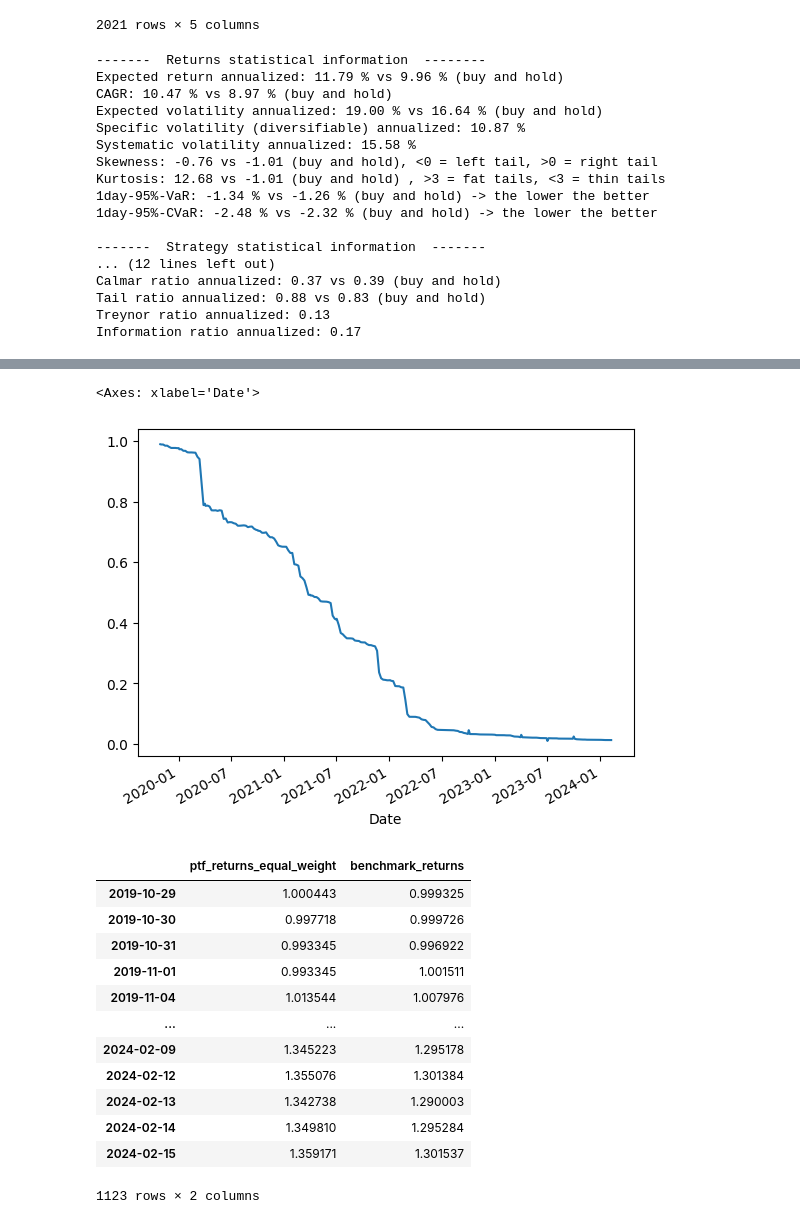
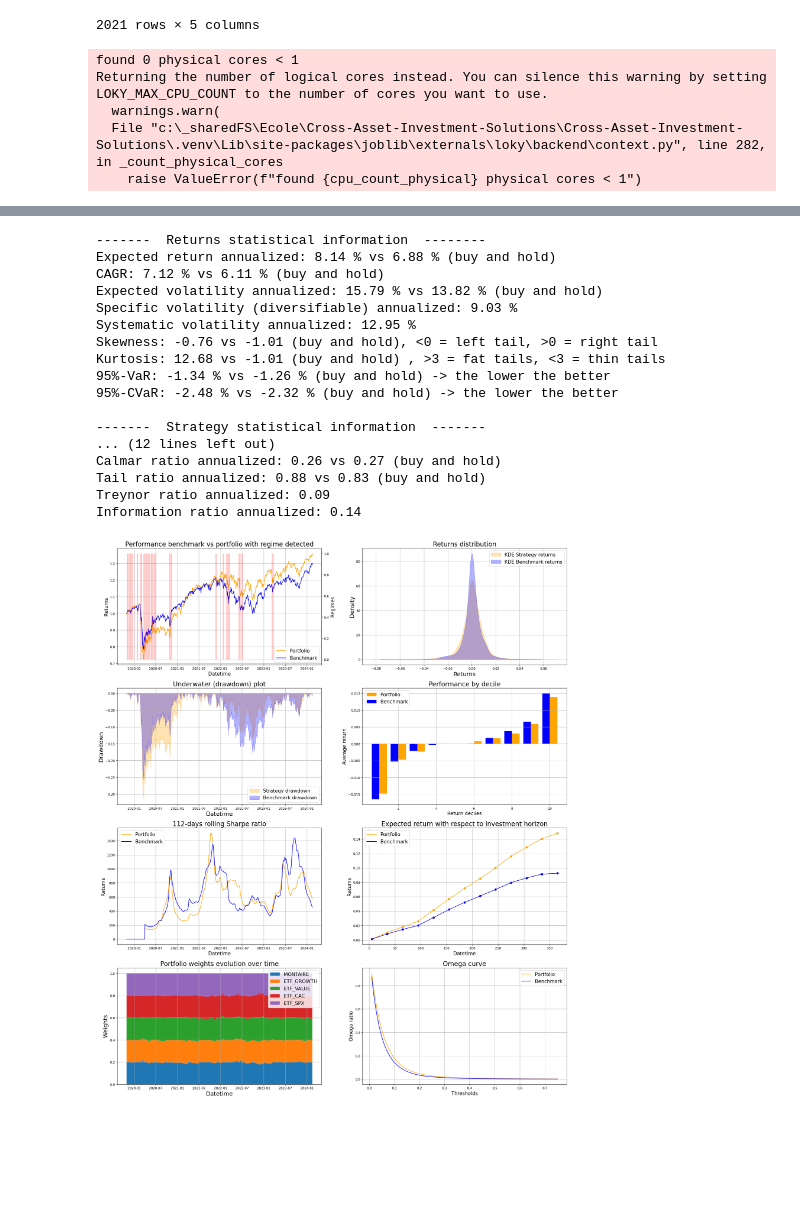
Before and after one commit to BaptisteZloch/Cross-Asset-Investment-Solutions, a Jupyter notebook: src/backtest_portoflio.ipynb, the cells around one changed output, grey strips where cells are left out. Saved outputs shown, nothing was run; the diff lists cells and outputs as text; code cells hidden in the pictures; blank space fills up the shorter version.

```diff
--- a/src/backtest_portoflio.ipynb
+++ b/src/backtest_portoflio.ipynb
@@ -76,31 +77,16 @@ bk_tester = Backtester(
 )
 
 
-ptf_returns_equal_weight, ptf_weights_equal_weight, regimes = bk_tester.run_backtest(
+ptf_and_bench, ptf_weights_equal_weight, regimes, metrics_df = bk_tester.run_backtest(
     allocation_type=AllocationMethodsEnum.EQUALLY_WEIGHTED,
     rebalance_frequency=RebalanceFrequencyEnum.QUARTER_START,
     market_regime_model=RegimeDetectionModels.HIDDEN_MARKOV_MODEL,
     transaction_cost_by_securities={k: 0.001 for k in universe.columns},
     verbose=False,
 )
-
-ptf_returns_equal_weight.name = "ptf_returns_equal_weight"
-# ptf_returns_equal_weight
 # %% [output]
--------  Returns statistical information  --------
-Expected return annualized: 11.79 % vs 9.96 % (buy and hold)
-CAGR: 10.47 % vs 8.97 % (buy and hold)
-Expected volatility annualized: 19.00 % vs 16.64 % (buy and hold)
-Specific volatility (diversifiable) annualized: 10.87 %
-Systematic volatility annualized: 15.58 %
-Skewness: -0.76 vs -1.01 (buy and hold), <0 = left tail, >0 = right tail
-Kurtosis: 12.68 vs -1.01 (buy and hold) , >3 = fat tails, <3 = thin tails
-1day-95%-VaR: -1.34 % vs -1.26 % (buy and hold) -> the lower the better
-1day-95%-CVaR: -2.48 % vs -2.32 % (buy and hold) -> the lower the better
-
--------  Strategy statistical information  -------
-... (12 lines left out)
-Calmar ratio annualized: 0.37 vs 0.39 (buy and hold)
-Tail ratio annualized: 0.88 vs 0.83 (buy and hold)
-Treynor ratio annualized: 0.13
-Information ratio annualized: 0.17
+found 0 physical cores < 1
+Returning the number of logical cores instead. You can silence this warning by setting LOKY_MAX_CPU_COUNT to the number of cores you want to use.
+  warnings.warn(
+  File "c:\_sharedFS\Ecole\Cross-Asset-Investment-Solutions\Cross-Asset-Investment-Solutions\.venv\Lib\site-packages\joblib\externals\loky\backend\context.py", line 282, in _count_physical_cores
+    raise ValueError(f"found {cpu_count_physical} physical cores < 1")
@@ -111,27 +93,18 @@ Information ratio annualized: 0.17
+-------  Returns statistical information  --------
+Expected return annualized: 8.14 % vs 6.88 % (buy and hold)
+CAGR: 7.12 % vs 6.11 % (buy and hold)
+Expected volatility annualized: 15.79 % vs 13.82 % (buy and hold)
+Specific volatility (diversifiable) annualized: 9.03 %
+Systematic volatility annualized: 12.95 %
+Skewness: -0.76 vs -1.01 (buy and hold), <0 = left tail, >0 = right tail
+Kurtosis: 12.68 vs -1.01 (buy and hold) , >3 = fat tails, <3 = thin tails
+95%-VaR: -1.34 % vs -1.26 % (buy and hold) -> the lower the better
+95%-CVaR: -2.48 % vs -2.32 % (buy and hold) -> the lower the better
+
+-------  Strategy statistical information  -------
+... (12 lines left out)
+Calmar ratio annualized: 0.26 vs 0.27 (buy and hold)
+Tail ratio annualized: 0.88 vs 0.83 (buy and hold)
+Treynor ratio annualized: 0.09
+Information ratio annualized: 0.14
+[figure, added]
-# %%
-regimes.next_beta.plot()
-# %% [output]
-<Axes: xlabel='Date'>
-[figure, removed]
-# %%
-
-ptf_and_bench = pd.merge(
-    ptf_returns_equal_weight, bench_obj.benchmark_returns, left_index=True, right_index=True
-)
-
-ptf_and_bench_perf = (ptf_and_bench + 1).cumprod()
-ptf_and_bench_perf
-# %% [output]
-|  | ptf_returns_equal_weight | benchmark_returns |
-| 2019-10-29 | 1.000443 | 0.999325 |
-| 2019-10-30 | 0.997718 | 0.999726 |
-| 2019-10-31 | 0.993345 | 0.996922 |
-| 2019-11-01 | 0.993345 | 1.001511 |
-| 2019-11-04 | 1.013544 | 1.007976 |
-| ... | ... | ... |
-| 2024-02-09 | 1.345223 | 1.295178 |
-| 2024-02-12 | 1.355076 | 1.301384 |
-| 2024-02-13 | 1.342738 | 1.290003 |
-| 2024-02-14 | 1.349810 | 1.295284 |
-| 2024-02-15 | 1.359171 | 1.301537 |
-1123 rows × 2 columns
```
Also changed, not shown: parts of 7 cells of this notebook, 4 other files.
